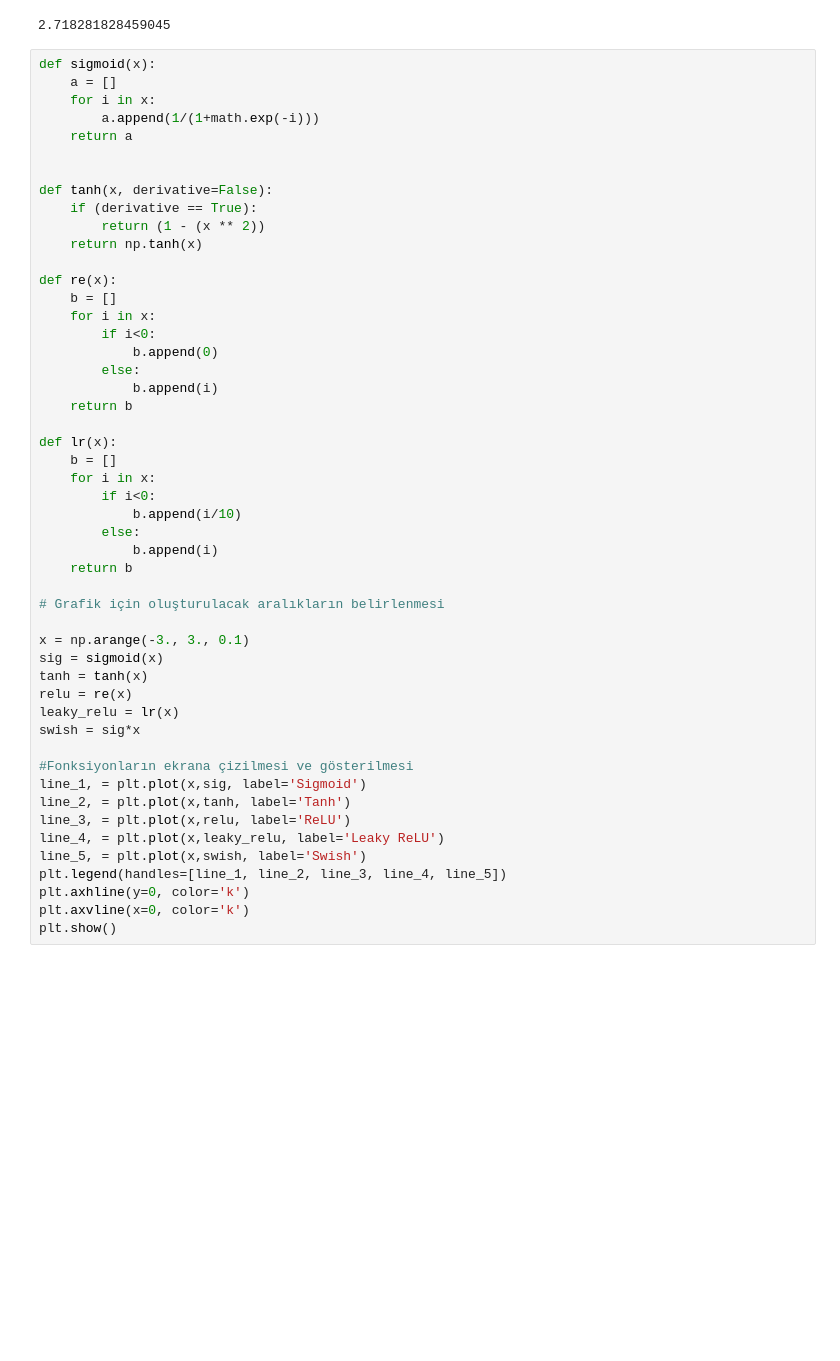
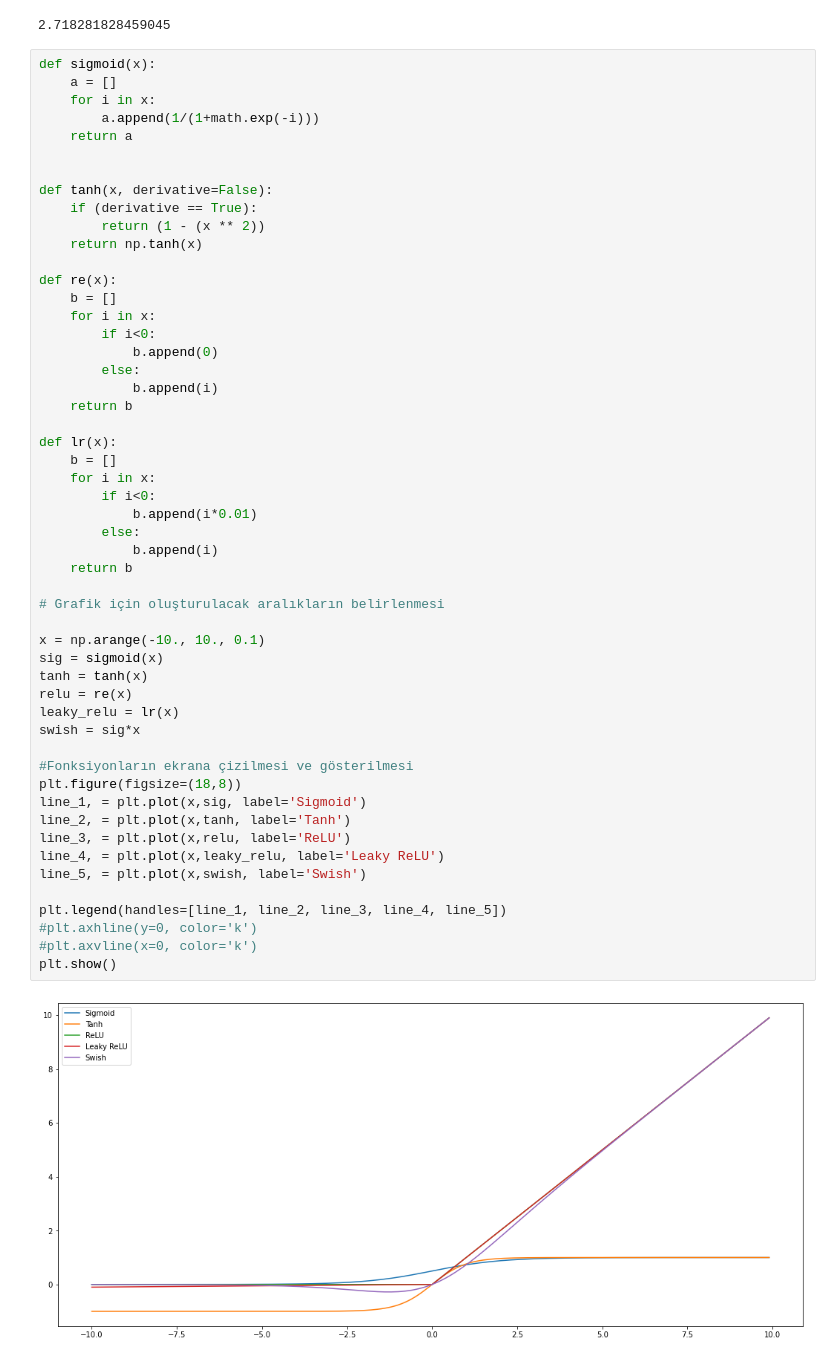
Before and after one commit to mustafabozkaya/Keras_ile_Derin_Ogrenmeye_Giris, a Jupyter notebook: Bölüm5/aktivasyon_fonk.ipynb, the cells around one changed output. Saved outputs shown, nothing was run; the diff lists cells and outputs as text; blank space fills up the shorter version.

```diff
--- a/Bölüm5/aktivasyon_fonk.ipynb
+++ b/Bölüm5/aktivasyon_fonk.ipynb
@@ -31,34 +31,38 @@ def re(x):
         if i<0:
             b.append(0)
         else:
             b.append(i)
     return b
 
 def lr(x):
     b = []
     for i in x:
         if i<0:
-            b.append(i/10)
+            b.append(i*0.01)
         else:
             b.append(i)
     return b
 
 # Grafik için oluşturulacak aralıkların belirlenmesi
 
-x = np.arange(-3., 3., 0.1)
+x = np.arange(-10., 10., 0.1)
 sig = sigmoid(x)
 tanh = tanh(x)
 relu = re(x)
 leaky_relu = lr(x)
 swish = sig*x
 
 #Fonksiyonların ekrana çizilmesi ve gösterilmesi
+plt.figure(figsize=(18,8))
 line_1, = plt.plot(x,sig, label='Sigmoid')
 line_2, = plt.plot(x,tanh, label='Tanh')
 line_3, = plt.plot(x,relu, label='ReLU')
 line_4, = plt.plot(x,leaky_relu, label='Leaky ReLU')
 line_5, = plt.plot(x,swish, label='Swish')
+
 plt.legend(handles=[line_1, line_2, line_3, line_4, line_5])
-plt.axhline(y=0, color='k')
-plt.axvline(x=0, color='k')
+#plt.axhline(y=0, color='k')
+#plt.axvline(x=0, color='k')
 plt.show()
+# %% [output]
+[figure, added]
```
Also changed, not shown: parts of 7 cells of this notebook.
